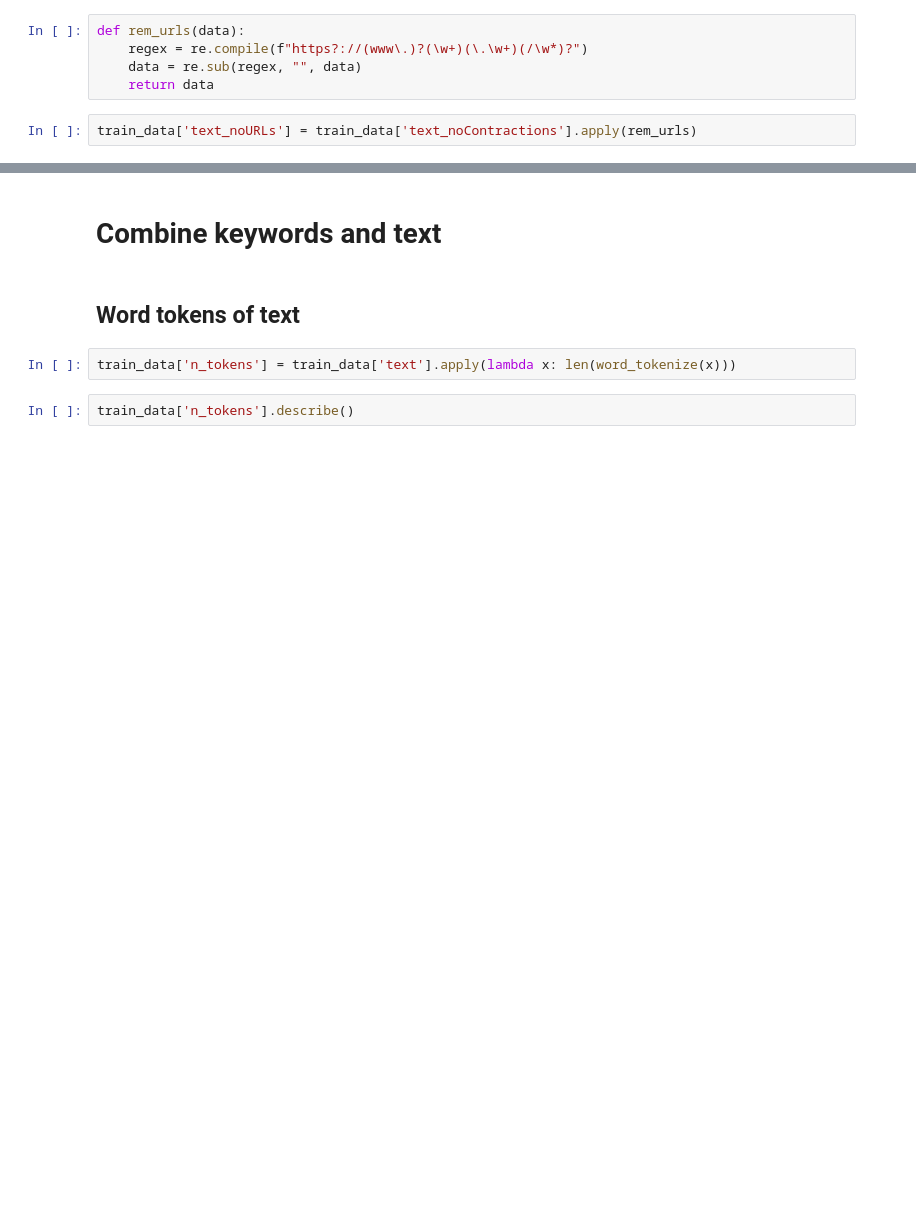
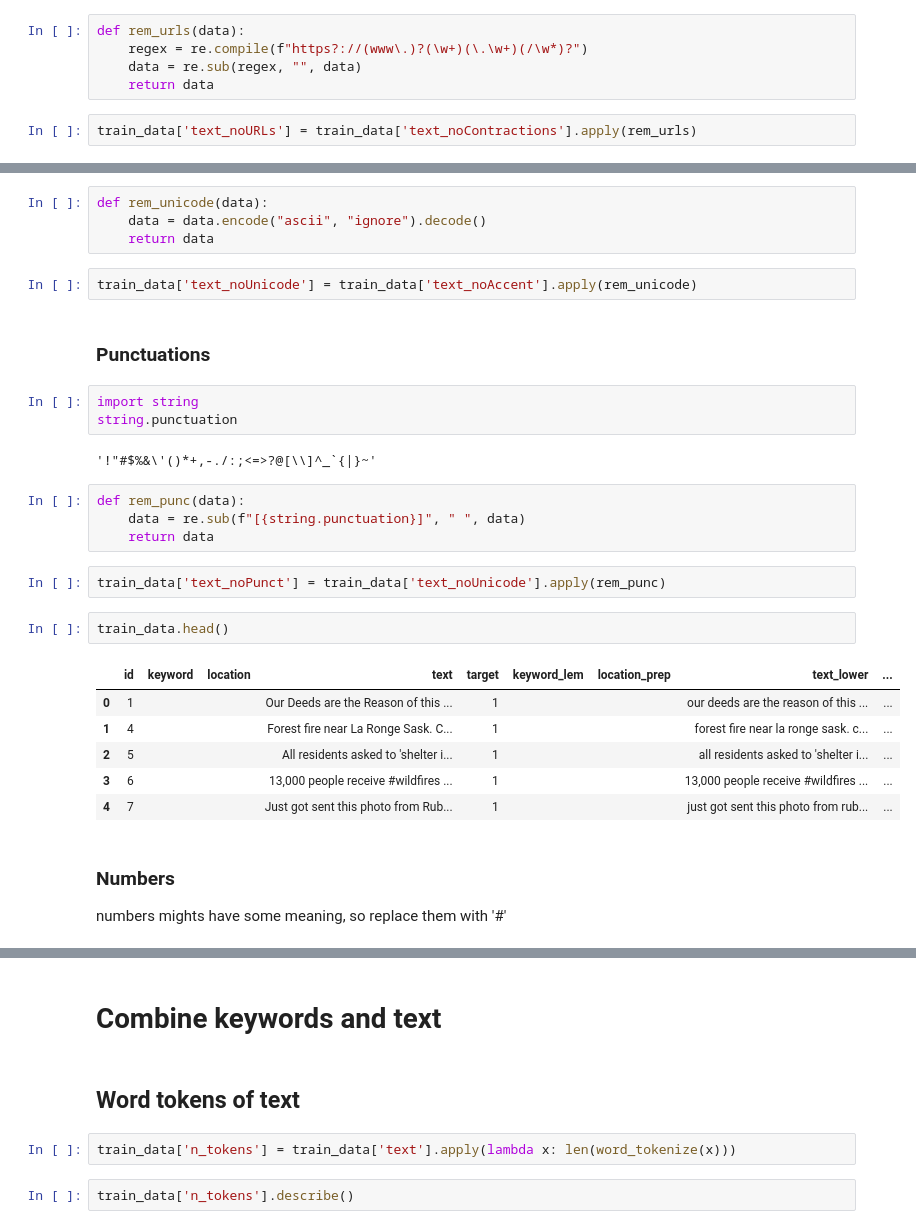
Before and after one commit to respwill/disaster_tweet, a Jupyter notebook: EDA.ipynb, the cells around one changed output, grey strips where cells are left out. Drawn from its saved outputs; the diff is of its cells as text; blank space fills up the shorter version.

```diff
--- a/EDA.ipynb
+++ b/EDA.ipynb
@@ -313,0 +363,31 @@ train_data['text_noEmail'] = train_data['text_noContractions'].apply()
+# %%
+def rem_unicode(data):
+    data = data.encode("ascii", "ignore").decode()
+    return data
+# %%
+train_data['text_noUnicode'] = train_data['text_noAccent'].apply(rem_unicode)
+# %% [markdown]
+### Punctuations
+# %%
+import string
+string.punctuation
+# %% [output]
+'!"#$%&\'()*+,-./:;<=>?@[\\]^_`{|}~'
+# %%
+def rem_punc(data):
+    data = re.sub(f"[{string.punctuation}]", " ", data)
+    return data
+# %%
+train_data['text_noPunct'] = train_data['text_noUnicode'].apply(rem_punc)
+# %%
+train_data.head()
+# %% [output]
+|  | id | keyword | location | text | target | keyword_lem | location_prep | text_lower | ... |
+| 0 | 1 |  |  | Our Deeds are the Reason of this ... | 1 |  |  | our deeds are the reason of this ... | ... |
+| 1 | 4 |  |  | Forest fire near La Ronge Sask. C... | 1 |  |  | forest fire near la ronge sask. c... | ... |
+| 2 | 5 |  |  | All residents asked to 'shelter i... | 1 |  |  | all residents asked to 'shelter i... | ... |
+| 3 | 6 |  |  | 13,000 people receive #wildfires ... | 1 |  |  | 13,000 people receive #wildfires ... | ... |
+| 4 | 7 |  |  | Just got sent this photo from Rub... | 1 |  |  | just got sent this photo from rub... | ... |
+# %% [markdown]
+### Numbers
+numbers mights have some meaning, so replace them with '#'
```
Also changed, not shown: parts of 78 cells of this notebook.
